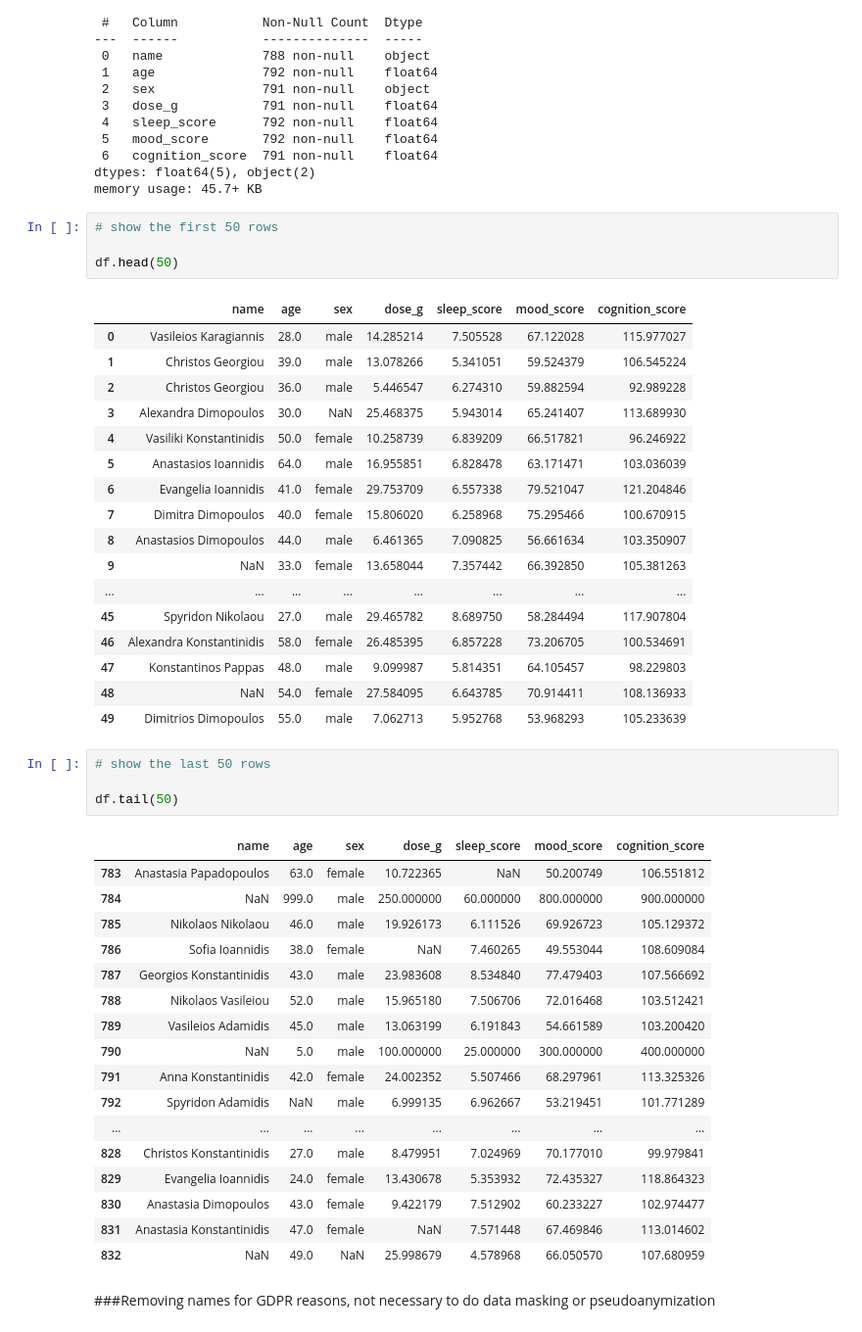
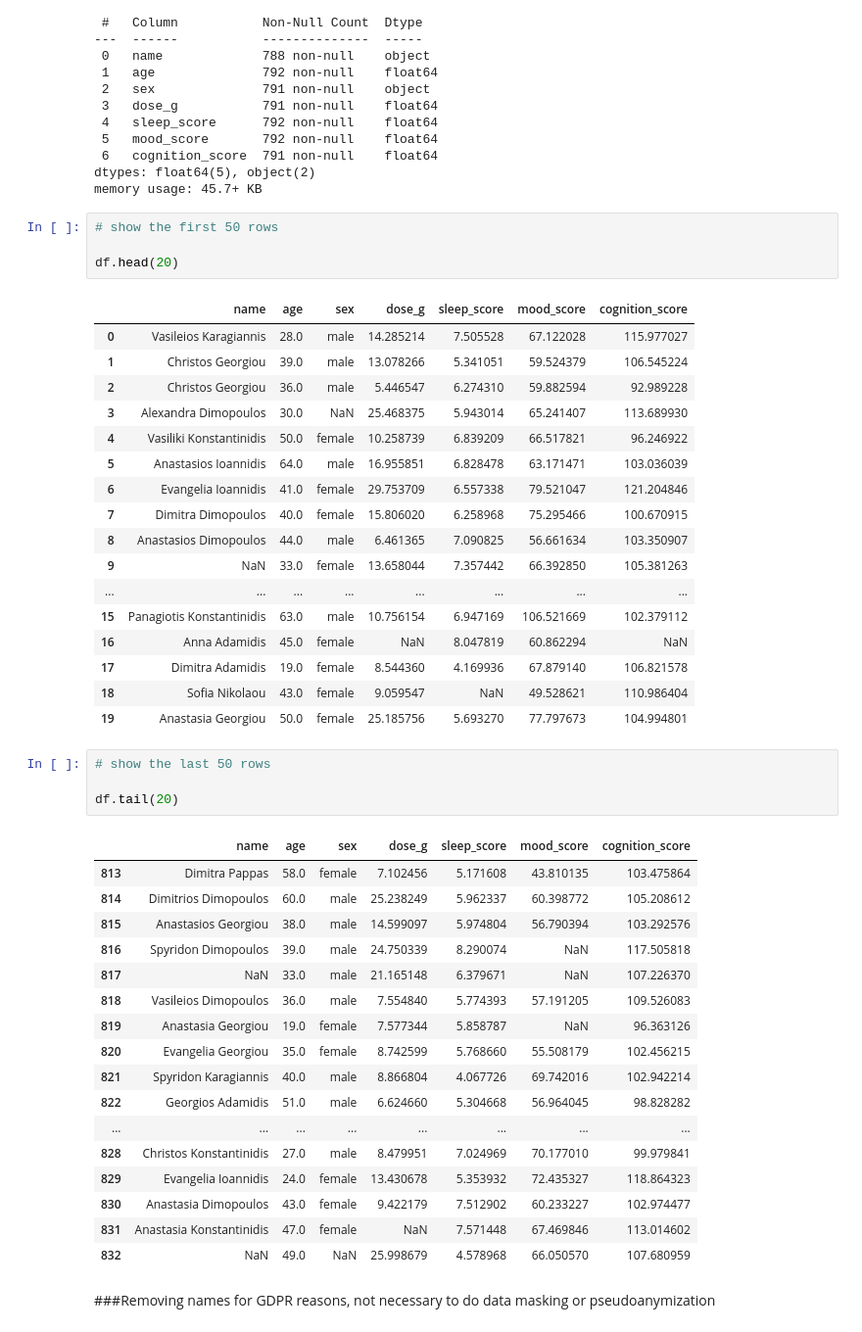
Before and after one commit to MariaMuu/Creatine-Simulation-Analysis, a Jupyter notebook: Cleaned_creatine_synthetic_data.ipynb, the cells around one changed output. Shown at 98% size. Drawn from its saved outputs; the diff is of its cells as text.

```diff
--- a/Cleaned_creatine_synthetic_data.ipynb
+++ b/Cleaned_creatine_synthetic_data.ipynb
@@ -29,7 +29,7 @@ memory usage: 45.7+ KB
 # %%
 # show the first 50 rows
 
-df.head(50)
+df.head(20)
 # %% [output]
 |  | name | age | sex | dose_g | sleep_score | mood_score | cognition_score |
 | 0 | Vasileios Karagiannis | 28.0 | male | 14.285214 | 7.505528 | 67.122028 | 115.977027 |
@@ -43,27 +43,27 @@ df.head(50)
 | 8 | Anastasios Dimopoulos | 44.0 | male | 6.461365 | 7.090825 | 56.661634 | 103.350907 |
 | 9 | NaN | 33.0 | female | 13.658044 | 7.357442 | 66.392850 | 105.381263 |
 | ... | ... | ... | ... | ... | ... | ... | ... |
-| 45 | Spyridon Nikolaou | 27.0 | male | 29.465782 | 8.689750 | 58.284494 | 117.907804 |
-| 46 | Alexandra Konstantinidis | 58.0 | female | 26.485395 | 6.857228 | 73.206705 | 100.534691 |
-| 47 | Konstantinos Pappas | 48.0 | male | 9.099987 | 5.814351 | 64.105457 | 98.229803 |
-| 48 | NaN | 54.0 | female | 27.584095 | 6.643785 | 70.914411 | 108.136933 |
-| 49 | Dimitrios Dimopoulos | 55.0 | male | 7.062713 | 5.952768 | 53.968293 | 105.233639 |
+| 15 | Panagiotis Konstantinidis | 63.0 | male | 10.756154 | 6.947169 | 106.521669 | 102.379112 |
+| 16 | Anna Adamidis | 45.0 | female | NaN | 8.047819 | 60.862294 | NaN |
+| 17 | Dimitra Adamidis | 19.0 | female | 8.544360 | 4.169936 | 67.879140 | 106.821578 |
+| 18 | Sofia Nikolaou | 43.0 | female | 9.059547 | NaN | 49.528621 | 110.986404 |
+| 19 | Anastasia Georgiou | 50.0 | female | 25.185756 | 5.693270 | 77.797673 | 104.994801 |
 # %%
 # show the last 50 rows
 
-df.tail(50)
+df.tail(20)
 # %% [output]
 |  | name | age | sex | dose_g | sleep_score | mood_score | cognition_score |
-| 783 | Anastasia Papadopoulos | 63.0 | female | 10.722365 | NaN | 50.200749 | 106.551812 |
-| 784 | NaN | 999.0 | male | 250.000000 | 60.000000 | 800.000000 | 900.000000 |
-| 785 | Nikolaos Nikolaou | 46.0 | male | 19.926173 | 6.111526 | 69.926723 | 105.129372 |
-| 786 | Sofia Ioannidis | 38.0 | female | NaN | 7.460265 | 49.553044 | 108.609084 |
-| 787 | Georgios Konstantinidis | 43.0 | male | 23.983608 | 8.534840 | 77.479403 | 107.566692 |
-| 788 | Nikolaos Vasileiou | 52.0 | male | 15.965180 | 7.506706 | 72.016468 | 103.512421 |
-| 789 | Vasileios Adamidis | 45.0 | male | 13.063199 | 6.191843 | 54.661589 | 103.200420 |
-| 790 | NaN | 5.0 | male | 100.000000 | 25.000000 | 300.000000 | 400.000000 |
-| 791 | Anna Konstantinidis | 42.0 | female | 24.002352 | 5.507466 | 68.297961 | 113.325326 |
-| 792 | Spyridon Adamidis | NaN | male | 6.999135 | 6.962667 | 53.219451 | 101.771289 |
+| 813 | Dimitra Pappas | 58.0 | female | 7.102456 | 5.171608 | 43.810135 | 103.475864 |
+| 814 | Dimitrios Dimopoulos | 60.0 | male | 25.238249 | 5.962337 | 60.398772 | 105.208612 |
+| 815 | Anastasios Georgiou | 38.0 | male | 14.599097 | 5.974804 | 56.790394 | 103.292576 |
+| 816 | Spyridon Dimopoulos | 39.0 | male | 24.750339 | 8.290074 | NaN | 117.505818 |
+| 817 | NaN | 33.0 | male | 21.165148 | 6.379671 | NaN | 107.226370 |
+| 818 | Vasileios Dimopoulos | 36.0 | male | 7.554840 | 5.774393 | 57.191205 | 109.526083 |
+| 819 | Anastasia Georgiou | 19.0 | female | 7.577344 | 5.858787 | NaN | 96.363126 |
+| 820 | Evangelia Georgiou | 35.0 | female | 8.742599 | 5.768660 | 55.508179 | 102.456215 |
+| 821 | Spyridon Karagiannis | 40.0 | male | 8.866804 | 4.067726 | 69.742016 | 102.942214 |
+| 822 | Georgios Adamidis | 51.0 | male | 6.624660 | 5.304668 | 56.964045 | 98.828282 |
 | ... | ... | ... | ... | ... | ... | ... | ... |
 | 828 | Christos Konstantinidis | 27.0 | male | 8.479951 | 7.024969 | 70.177010 | 99.979841 |
 | 829 | Evangelia Ioannidis | 24.0 | female | 13.430678 | 5.353932 | 72.435327 | 118.864323 |
```
Also changed, not shown: parts of 3 cells of this notebook.
